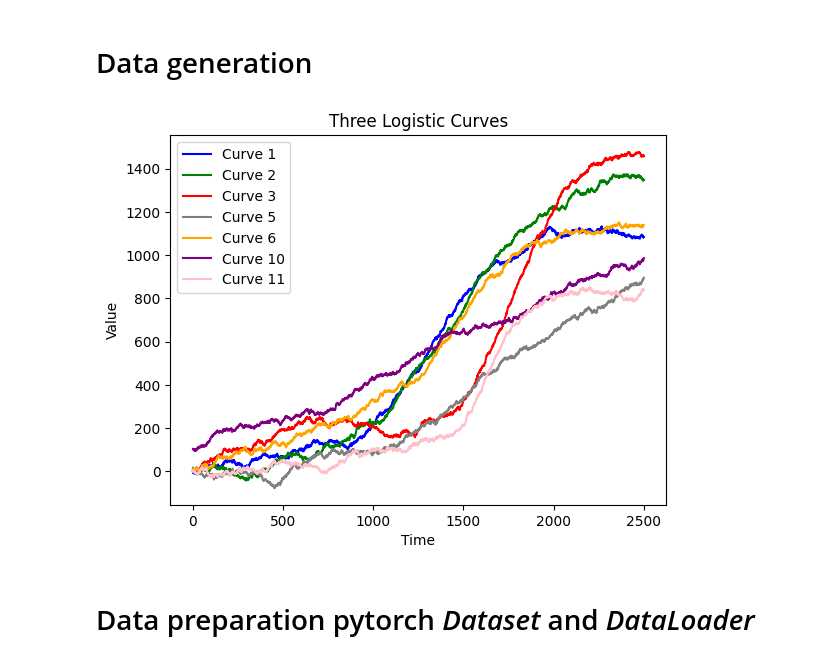
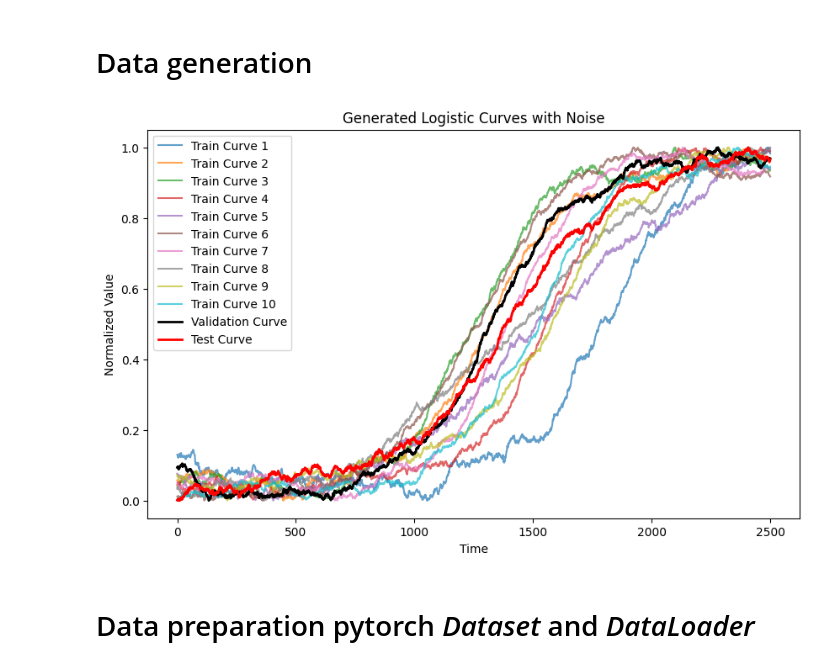
Before and after one commit to denmj/lstm, a Jupyter notebook: lstm_many_to_many_three_curves_noise.ipynb, the cells around one changed output. Saved outputs shown, nothing was run; the diff lists cells and outputs as text; code cells hidden in the pictures.

```diff
--- a/lstm_many_to_many_three_curves_noise.ipynb
+++ b/lstm_many_to_many_three_curves_noise.ipynb
@@ -59,17 +19,65 @@ curve_10_scaled = combined_train_data_scaled[len(curve_1) + len(curve_2) + len(c
-# %%
-plt.plot(t, curve_1, label="Curve 1", color="blue")
-plt.plot(t, curve_2, label="Curve 2", color="green")
-plt.plot(t, curve_3, label="Curve 3", color="red")
-plt.plot(t, curve_5, label="Curve 5", color="grey")
-plt.plot(t, curve_6, label="Curve 6", color="orange")
-plt.plot(t, curve_10, label="Curve 10", color="purple")
-plt.plot(t, curve_11, label="Curve 11", color="pink")
-plt.xlabel("Time")
-plt.ylabel("Value")
-plt.title("Three Logistic Curves")
-plt.legend()
-plt.show()
-# %% [output]
-[figure, removed]
+# %%
+
+# Logistic function
+def logistic_curve(x, L, k, x0, b):
+    """Generate a logistic curve."""
+    return L / (1 + np.exp(-k * (x - x0))) + b
+
+# Add noise to data
+def add_noise(data, noise_level=0.05):
+    """Add random noise to the curve."""
+    noise = np.random.normal(0, noise_level, len(data))
+    cumulative_noise = np.cumsum(np.random.normal(0, 2.5, len(data)))
+    return data + noise + cumulative_noise
+
+# Generate curves
+def generate_curves(num_curves, t, param_ranges, noise_level=0.05):
+    """Generate multiple logistic curves with noise."""
+    curves = []
+    for _ in range(num_curves):
+        L = np.random.uniform(*param_ranges['L'])
+        k = np.random.uniform(*param_ranges['k'])
+        x0 = np.random.uniform(*param_ranges['x0'])
+        b = np.random.uniform(*param_ranges['b'])
+        curve = logistic_curve(t, L, k, x0, b)
+        curve = add_noise(curve, noise_level)
+        curves.append(curve)
+    return curves
+
+# Time points
+t = np.linspace(0, 2500, 2500)
+
+# Parameter ranges for generating curves
+param_ranges = {
+    "L": [900, 1300],   # Curve amplitude
+    "k": [0.002, 0.006], # Growth rate
+    "x0": [1200, 1700], # Midpoint
+    "b": [0.01, 0.1]    # Vertical offset
+}
+
+# Generate 10 training curves, 1 validation curve, 1 test curve
+train_curves = generate_curves(10, t, param_ranges, noise_level=1)
+val_curve = generate_curves(1, t, param_ranges, noise_level=1)[0]
+test_curve = generate_curves(1, t, param_ranges, noise_level=1)[0]
+
+# Normalize curves
+scaler = MinMaxScaler()
+train_curves_scaled = [scaler.fit_transform(curve.reshape(-1, 1)).flatten() for curve in train_curves]
+val_curve_scaled = scaler.fit_transform(val_curve.reshape(-1, 1)).flatten()
+test_curve_scaled = scaler.fit_transform(test_curve.reshape(-1, 1)).flatten()
+
+# Plot the curves for visualization
+plt.figure(figsize=(10, 6))
+for i, curve in enumerate(train_curves_scaled):
+    plt.plot(t, curve, label=f"Train Curve {i+1}", alpha=0.7)
+plt.plot(t, val_curve_scaled, label="Validation Curve", color="black", linewidth=2)
+plt.plot(t, test_curve_scaled, label="Test Curve", color="red", linewidth=2)
+plt.xlabel("Time")
+plt.ylabel("Normalized Value")
+plt.title("Generated Logistic Curves with Noise")
+plt.legend()
+plt.show()
+# %% [output]
+[figure, added]
 # %% [markdown]
 # Data preparation pytorch *Dataset* and *DataLoader*
```
Also changed, not shown: parts of 21 cells of this notebook.
